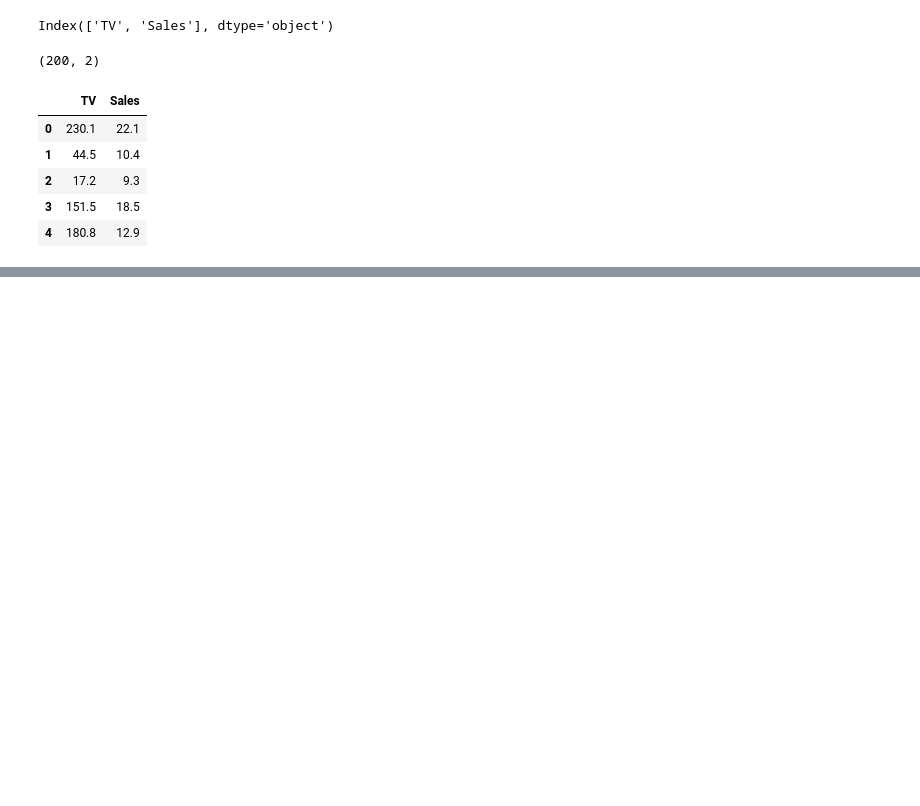
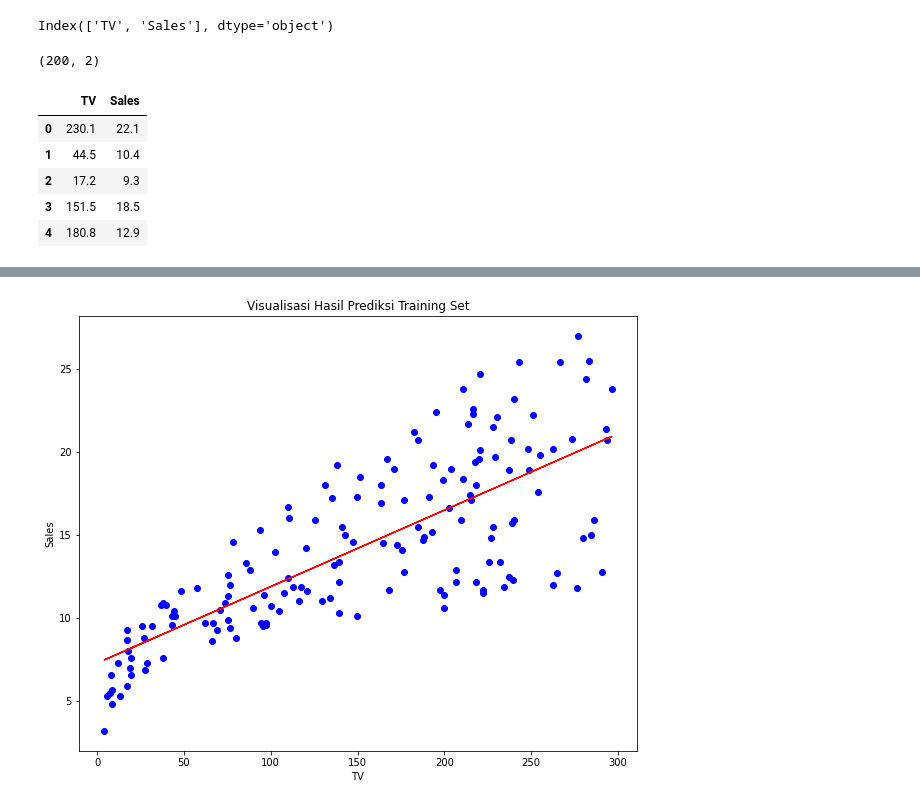
Before and after one commit to Muhammad-Farhan-A/Kelompok-2-APM-B, a Jupyter notebook: Prak1_Simple_Linear_Regression.ipynb, the cells around one changed output, grey strips where cells are left out. Drawn from its saved outputs; the diff is of its cells as text; code cells hidden in the pictures; blank space fills up the shorter version.

Commit message:
simple linear regression 3

```diff
--- a/Prak1_Simple_Linear_Regression.ipynb
+++ b/Prak1_Simple_Linear_Regression.ipynb
@@ -34,3 +34,8 @@ data.head()
 #Membagi dataset menjadi Training Set dan Testing Set
 from sklearn.model_selection import train_test_split
 x_train, x_test, y_train, y_test = train_test_split(x, y, test_size=0.2, random_state=0)
+# %%
+#Melakukan fitting simple linear regression pada training set
+from sklearn.linear_model import LinearRegression
+regressor = LinearRegression()
+regressor.fit(x_train, y_train)
@@ -36,0 +56,11 @@ x_train, x_test, y_train, y_test = train_test_split(x, y, test_size=0.2, random_
+# %%
+#Melakukan visualisasi hasil prediksi pada training set
+plt.figure(figsize=(10,8))
+plt.scatter(x_train, y_train, color='blue')
+plt.plot(x_train, regressor.predict(x_train), color='red')
+plt.title('Visualisasi Hasil Prediksi Training Set')
+plt.xlabel('TV')
+plt.ylabel('Sales')
+plt.show()
+# %% [output]
+[figure, added]
```
Also changed, not shown: parts of 4 cells of this notebook.
